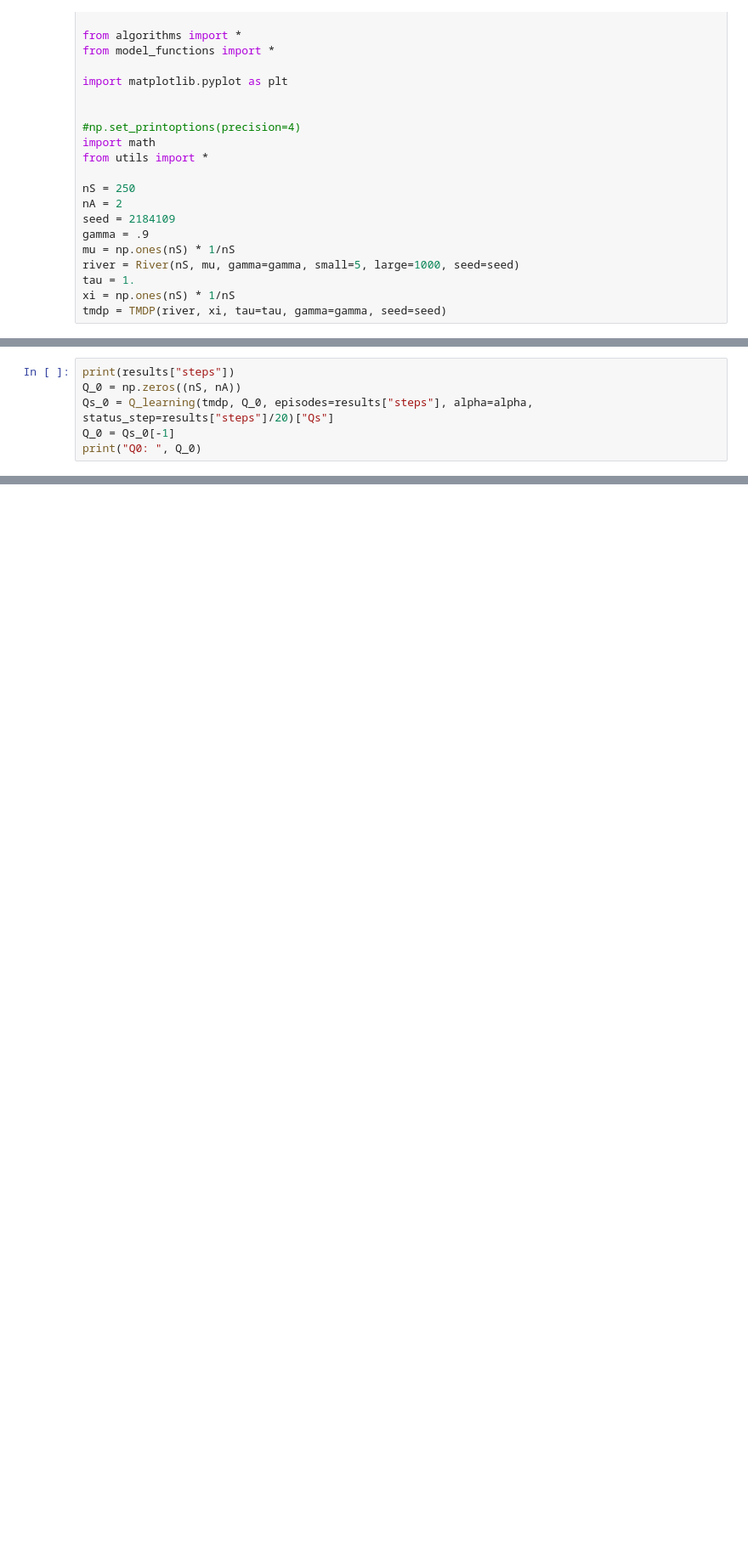
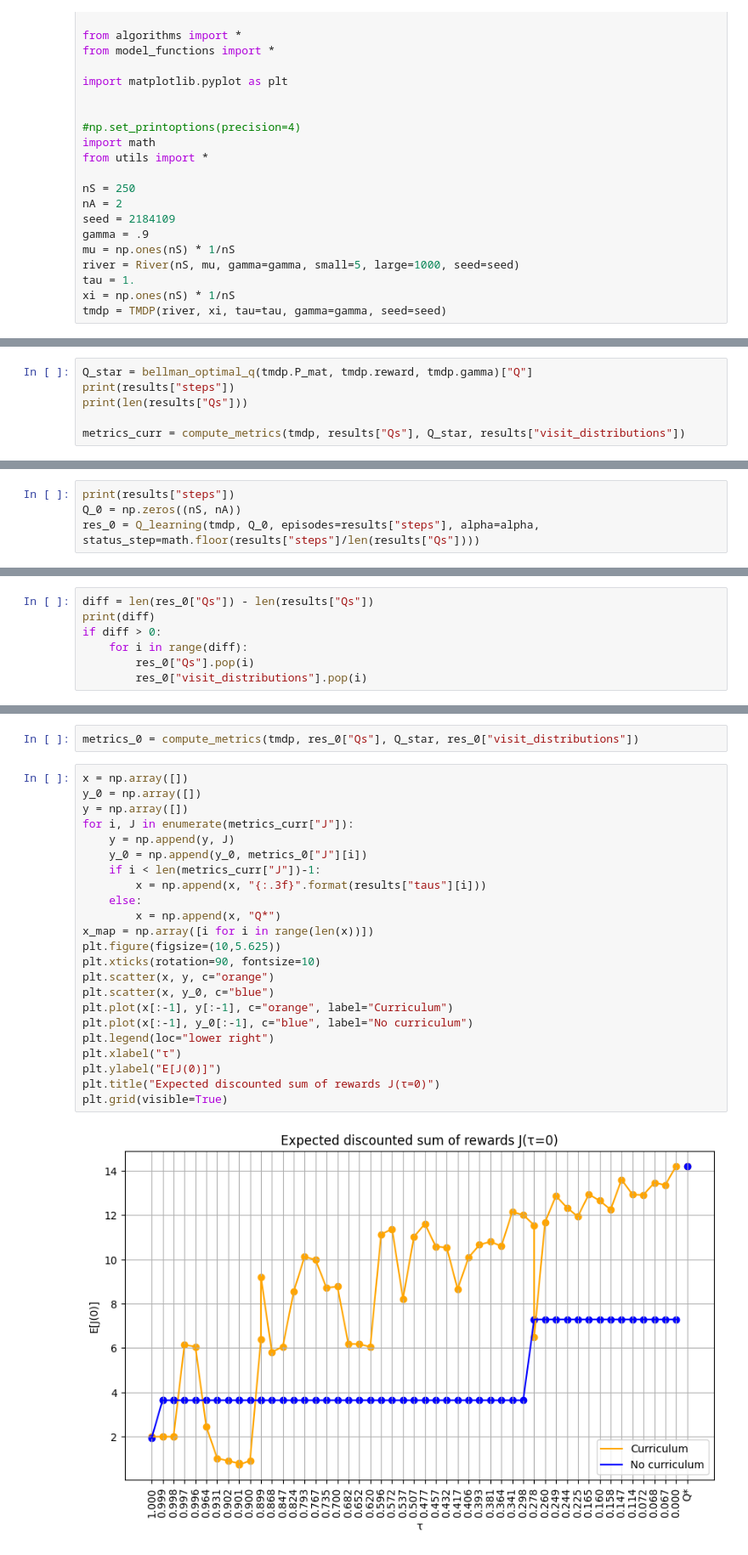
Before and after one commit to cris96spa/TMDP, a Jupyter notebook: Curriculum.ipynb, the cells around one changed output, grey strips where cells are left out. Shown at 85% size. Drawn from its saved outputs; the diff is of its cells as text; blank space fills up the shorter version.

```diff
--- a/Curriculum.ipynb
+++ b/Curriculum.ipynb
@@ -75,0 +103,6 @@ Updating tau from 0.050366195551170986 to 0
+# %%
+Q_star = bellman_optimal_q(tmdp.P_mat, tmdp.reward, tmdp.gamma)["Q"]
+print(results["steps"])
+print(len(results["Qs"]))
+
+metrics_curr = compute_metrics(tmdp, results["Qs"], Q_star, results["visit_distributions"])
@@ -76,7 +112,5 @@ Updating tau from 0.050366195551170986 to 0
 # %%
 print(results["steps"])
 Q_0 = np.zeros((nS, nA))
-Qs_0 = Q_learning(tmdp, Q_0, episodes=results["steps"], alpha=alpha, status_step=results["steps"]/20)["Qs"]
-Q_0 = Qs_0[-1]
-print("Q0: ", Q_0)
+res_0 = Q_learning(tmdp, Q_0, episodes=results["steps"], alpha=alpha, status_step=math.floor(results["steps"]/len(results["Qs"])))
 # %% [output]
@@ -124,0 +124,7 @@ print(get_policy(finalQ))
+# %%
+diff = len(res_0["Qs"]) - len(results["Qs"])
+print(diff)
+if diff > 0:
+    for i in range(diff):
+        res_0["Qs"].pop(i)
+        res_0["visit_distributions"].pop(i)
@@ -125,2 +137,29 @@ print(get_policy(finalQ))
+# %%
+metrics_0 = compute_metrics(tmdp, res_0["Qs"], Q_star, res_0["visit_distributions"])
+# %%
+x = np.array([])
+y_0 = np.array([])
+y = np.array([])
+for i, J in enumerate(metrics_curr["J"]):
+    y = np.append(y, J)
+    y_0 = np.append(y_0, metrics_0["J"][i])
+    if i < len(metrics_curr["J"])-1:
+        x = np.append(x, "{:.3f}".format(results["taus"][i]))
+    else:
+        x = np.append(x, "Q*")
+x_map = np.array([i for i in range(len(x))])
+plt.figure(figsize=(10,5.625))
+plt.xticks(rotation=90, fontsize=10)
+plt.scatter(x, y, c="orange")
+plt.scatter(x, y_0, c="blue")
+plt.plot(x[:-1], y[:-1], c="orange", label="Curriculum")
+plt.plot(x[:-1], y_0[:-1], c="blue", label="No curriculum")
+plt.legend(loc="lower right")
+plt.xlabel("τ")
+plt.ylabel("E[J(0)]")
+plt.title("Expected discounted sum of rewards J(τ=0)")
+plt.grid(visible=True)
+# %% [output]
+[figure, added]
 # %%
 # Evaluating performance of the final policy
```
Also changed, not shown: parts of 10 cells of this notebook, 5 other files.
